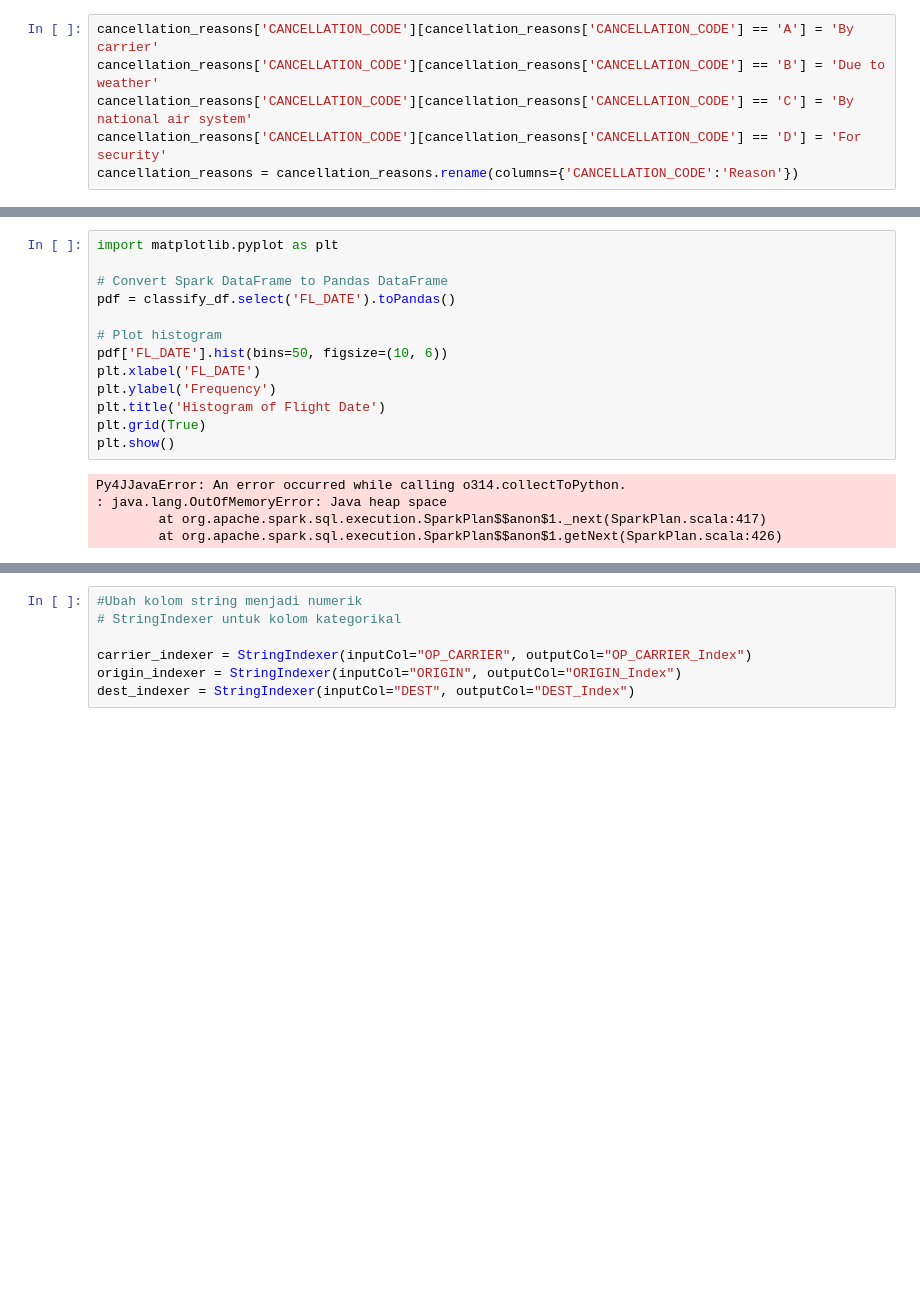
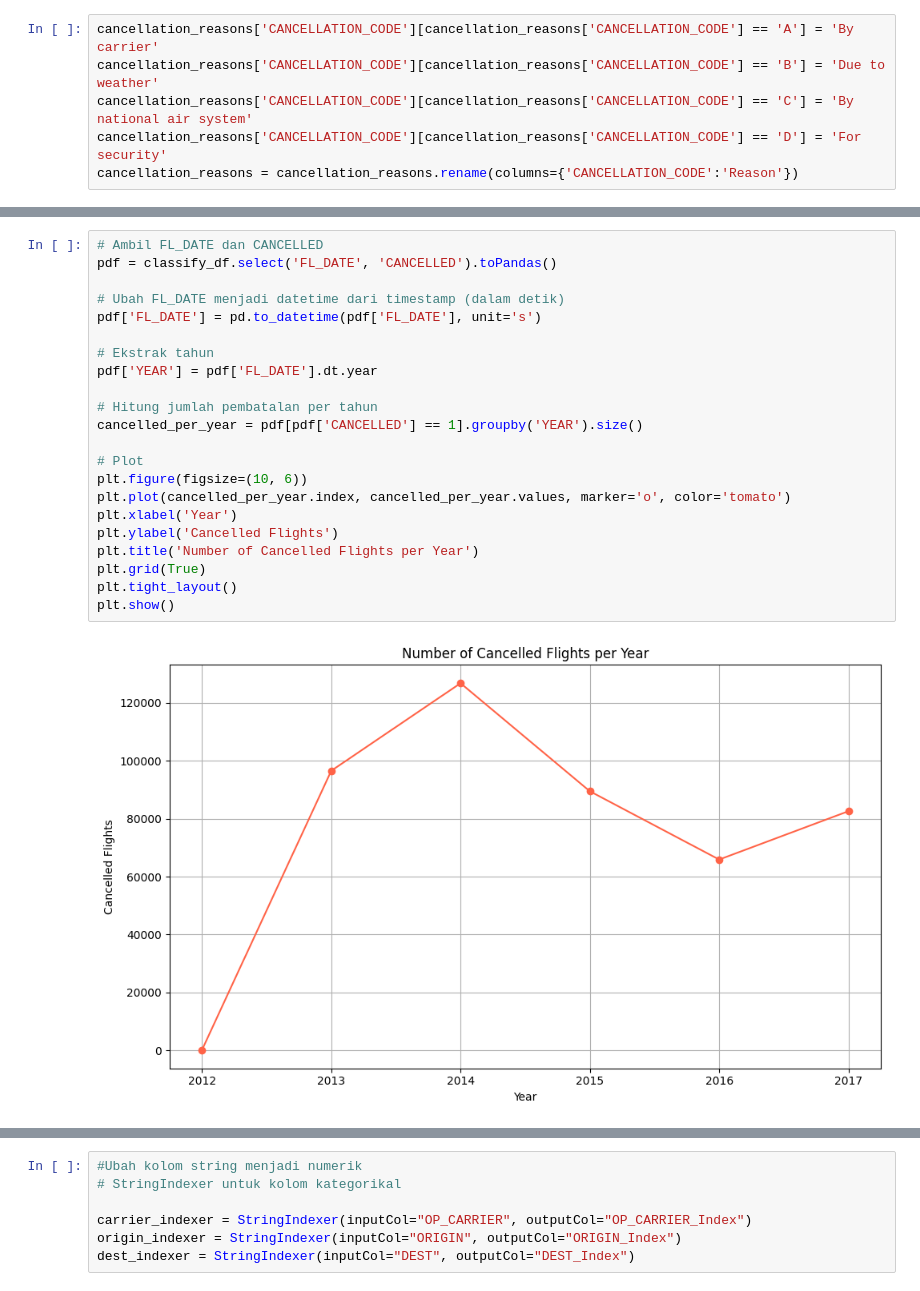
Before and after one commit to gitHan25/BigData, a Jupyter notebook: tes.ipynb, the cells around one changed output, grey strips where cells are left out. Saved outputs shown, nothing was run; the diff lists cells and outputs as text; blank space fills up the shorter version.

```diff
--- a/tes.ipynb
+++ b/tes.ipynb
@@ -281,18 +261,24 @@ Row(FL_DATE=1230742800, OP_CARRIER='XE', OP_CARRIER_FL_NUM=1204, ORIGIN='DCA', D
 # %%
-import matplotlib.pyplot as plt
+# Ambil FL_DATE dan CANCELLED
+pdf = classify_df.select('FL_DATE', 'CANCELLED').toPandas()
 
-# Convert Spark DataFrame to Pandas DataFrame
-pdf = classify_df.select('FL_DATE').toPandas()
+# Ubah FL_DATE menjadi datetime dari timestamp (dalam detik)
+pdf['FL_DATE'] = pd.to_datetime(pdf['FL_DATE'], unit='s')
 
-# Plot histogram
-pdf['FL_DATE'].hist(bins=50, figsize=(10, 6))
-plt.xlabel('FL_DATE')
-plt.ylabel('Frequency')
-plt.title('Histogram of Flight Date')
+# Ekstrak tahun
+pdf['YEAR'] = pdf['FL_DATE'].dt.year
+
+# Hitung jumlah pembatalan per tahun
+cancelled_per_year = pdf[pdf['CANCELLED'] == 1].groupby('YEAR').size()
+
+# Plot
+plt.figure(figsize=(10, 6))
+plt.plot(cancelled_per_year.index, cancelled_per_year.values, marker='o', color='tomato')
+plt.xlabel('Year')
+plt.ylabel('Cancelled Flights')
+plt.title('Number of Cancelled Flights per Year')
 plt.grid(True)
+plt.tight_layout()
 plt.show()
 # %% [output]
-Py4JJavaError: An error occurred while calling o314.collectToPython.
-: java.lang.OutOfMemoryError: Java heap space
-        at org.apache.spark.sql.execution.SparkPlan$$anon$1._next(SparkPlan.scala:417)
-        at org.apache.spark.sql.execution.SparkPlan$$anon$1.getNext(SparkPlan.scala:426)
+[figure, added]
```
Also changed, not shown: parts of 32 cells of this notebook.
